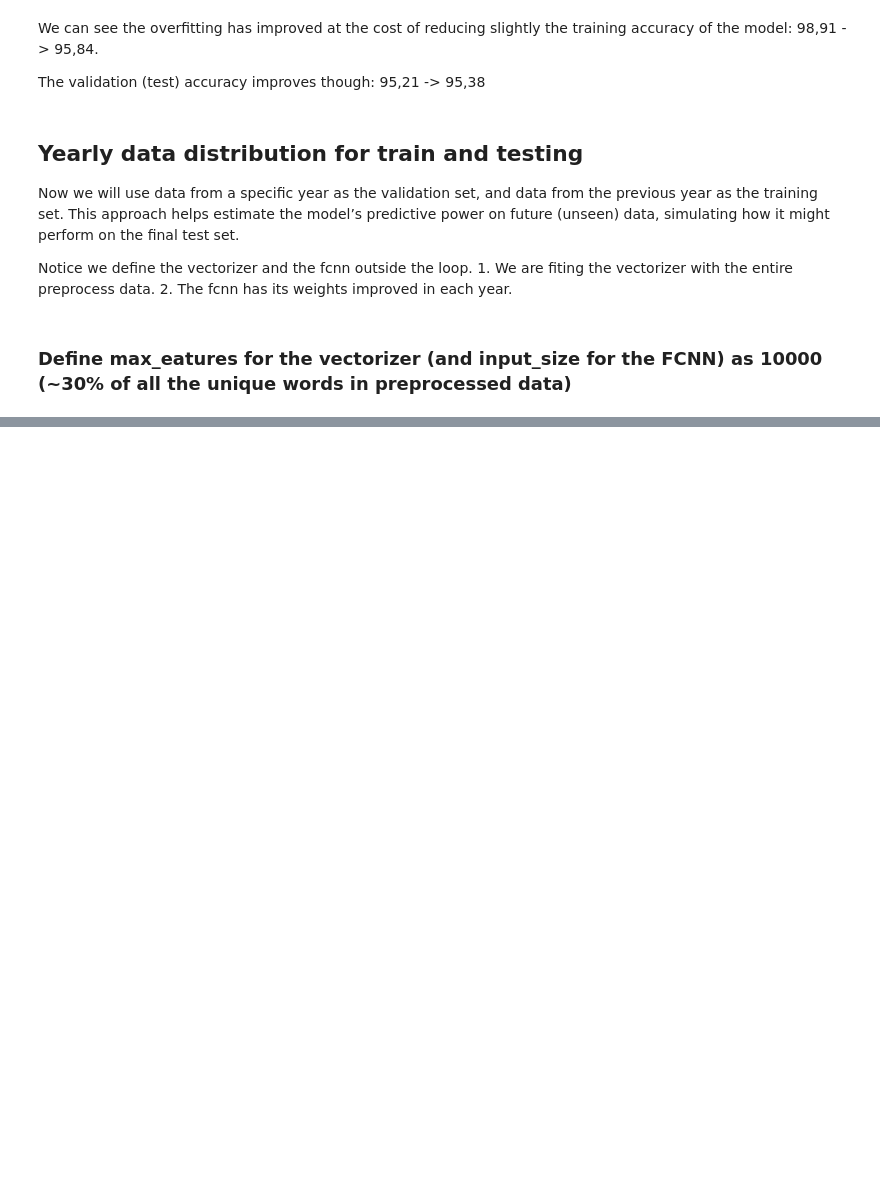
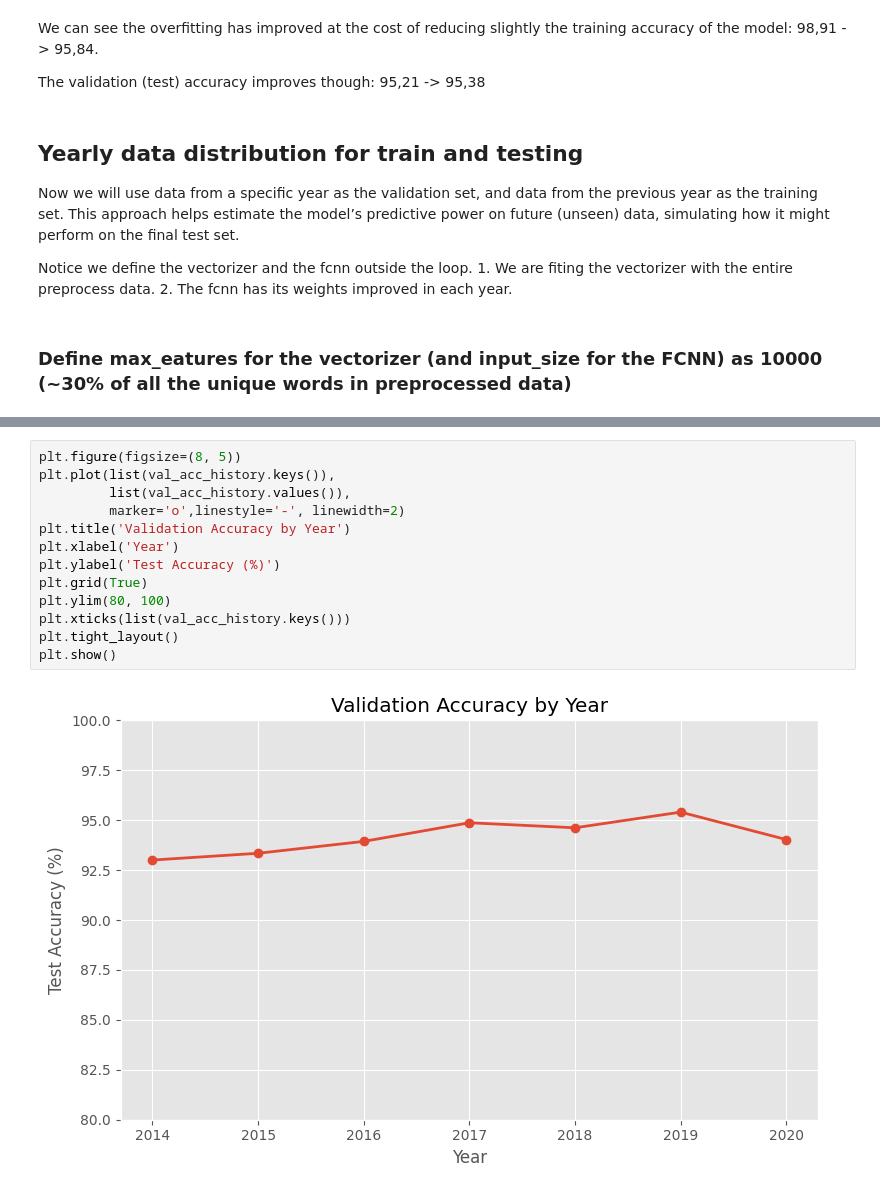
Before and after one commit to Kytusla908/MBD_NN, a Jupyter notebook: bin/Delivery.ipynb, the cells around one changed output, grey strips where cells are left out. Cells and saved outputs as stored; diff of their text form; blank space fills up the shorter version.

```diff
--- a/bin/Delivery.ipynb
+++ b/bin/Delivery.ipynb
@@ -578,0 +707,15 @@ val_acc_history
+# %%
+plt.figure(figsize=(8, 5))
+plt.plot(list(val_acc_history.keys()),
+         list(val_acc_history.values()),
+         marker='o',linestyle='-', linewidth=2)
+plt.title('Validation Accuracy by Year')
+plt.xlabel('Year')
+plt.ylabel('Test Accuracy (%)')
+plt.grid(True)
+plt.ylim(80, 100)
+plt.xticks(list(val_acc_history.keys()))
+plt.tight_layout()
+plt.show()
+# %% [output]
+[figure, added]
```
Also changed, not shown: parts of 10 cells of this notebook.
